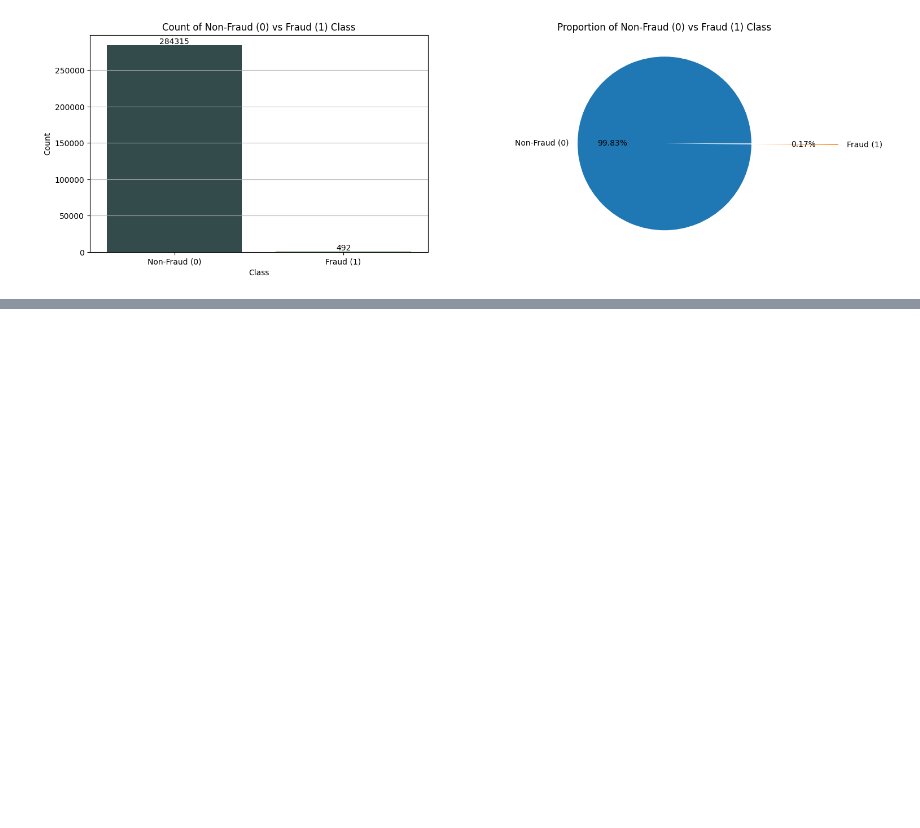
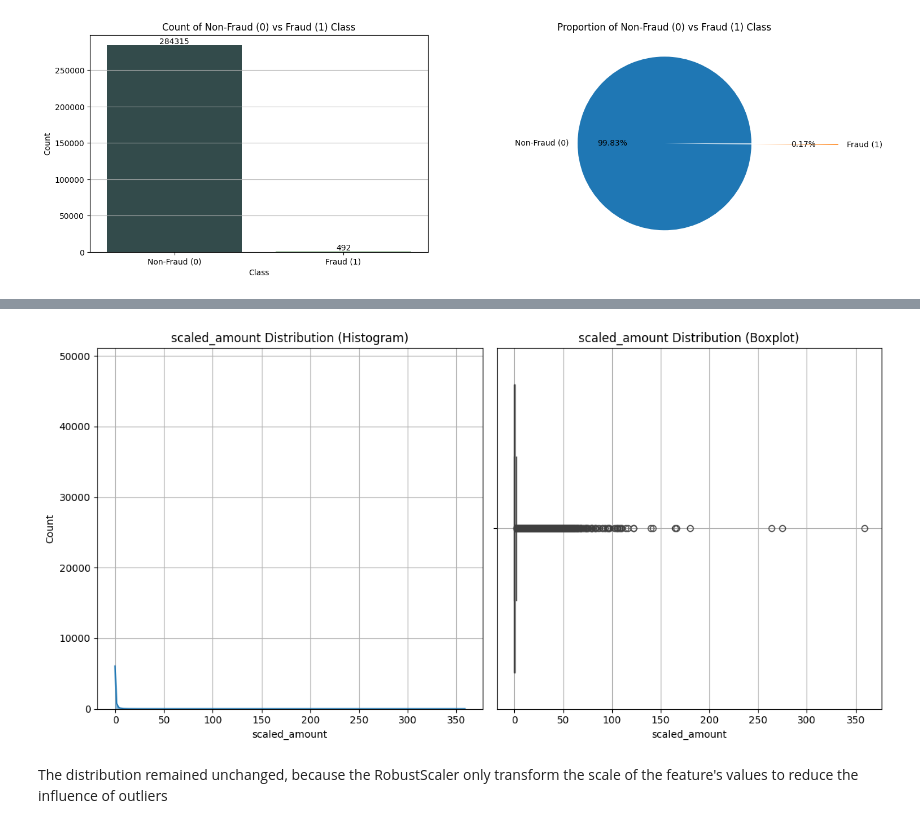
Before and after one commit to joocahyadi/Credit_Card_Fraud_Detection, a Jupyter notebook: notebook/Credit Card Fraud Detection Notebook.ipynb, the cells around one changed output, grey strips where cells are left out. Saved outputs shown, nothing was run; the diff lists cells and outputs as text; code cells hidden in the pictures; blank space fills up the shorter version.

```diff
--- a/notebook/Credit Card Fraud Detection Notebook.ipynb
+++ b/notebook/Credit Card Fraud Detection Notebook.ipynb
@@ -324,0 +370,6 @@ Passing `palette` without assigning `hue` is deprecated and will be removed in v
+# %%
+distribution_check('scaled_amount')
+# %% [output]
+[figure, added]
+# %% [markdown]
+The distribution remained unchanged, because the RobustScaler only transform the scale of the feature's values to reduce the influence of outliers
```
Also changed, not shown: parts of 39 cells of this notebook.
